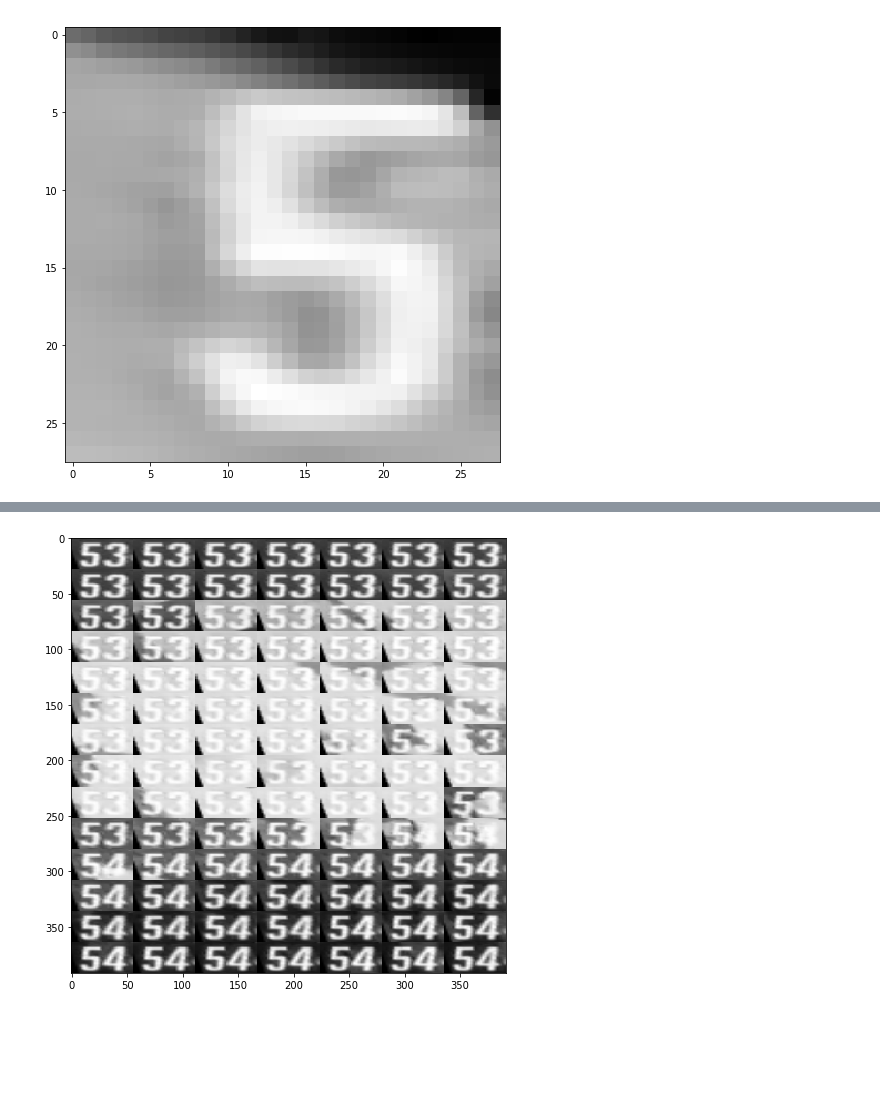
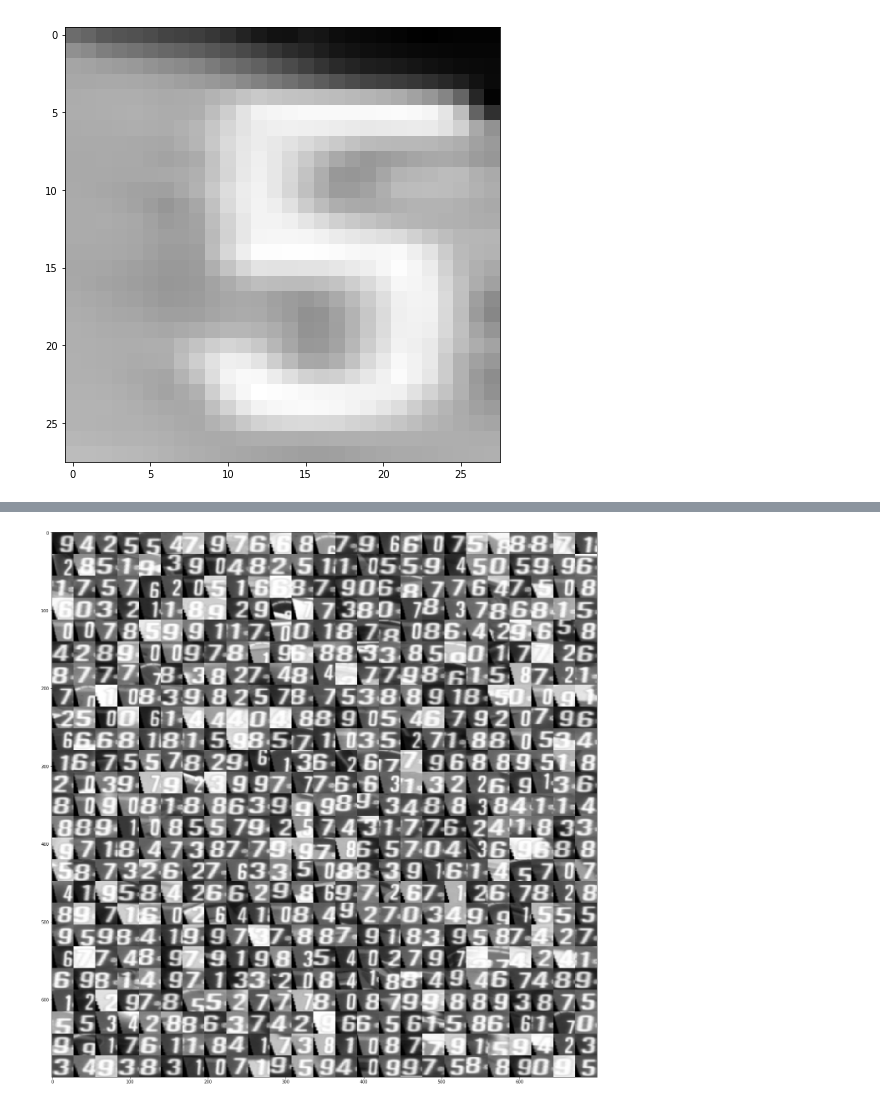
Before and after one commit to carsontang/overwatch-vision-analytics, a Jupyter notebook: overwatch-ult-charge.ipynb, the cells around one changed output, grey strips where cells are left out. Cells and saved outputs as stored; diff of their text form; code cells hidden in the pictures; blank space fills up the shorter version.

```diff
--- a/overwatch-ult-charge.ipynb
+++ b/overwatch-ult-charge.ipynb
@@ -102,21 +72,0 @@ False
-# %%
-import time
-
-"""
-tips:
-* train a model on RGB images instead of grayscale
-* gather significantly more validation data
-"""
-start_time = time.time()
-model = core.mnist_model(force_train=True, dataloader_fn=core.load_synthetic_ow_ult_meter_data)
-elapsed_time = time.time() - start_time
-print('Time to generate data and train model:', elapsed_time)
-
-print('Loading data and input shape...')
-(_, _), (x_test, y_test), _ = core.load_synthetic_ow_ult_meter_data()
-
-print('Evaluating model on test data...')
-
-score = model.evaluate(x_test, y_test, verbose=0)
-print('Test loss:', score[0])
-print('Test accuracy:', score[1])
@@ -623,7 +582,10 @@ print("actual=%d, predicted=%d" % (5, np.argmax(result)))
 actual=5, predicted=3
 [figure]
 # %%
-x_valid, y_valid = load_straight_dataset()
+plt.rcParams['figure.figsize'] = (30.0, 24.0) # set default size of plots
+x_valid, y_valid = load_straight_dataset(load_cached=True)
+print(x_valid.shape)
+plt.imshow(create_rand_grid(x_valid, 25, 25), cmap='gray')
 score = model.evaluate(x_valid, y_valid, verbose=0)
 print('Test loss:', score[0])
 print('Test accuracy:', score[1])
@@ -634 +597 @@ Test accuracy: 0.589108910891
-[figure, old version]
+[figure, new version]
```
Also changed, not shown: parts of 14 cells of this notebook, 2 other files.
